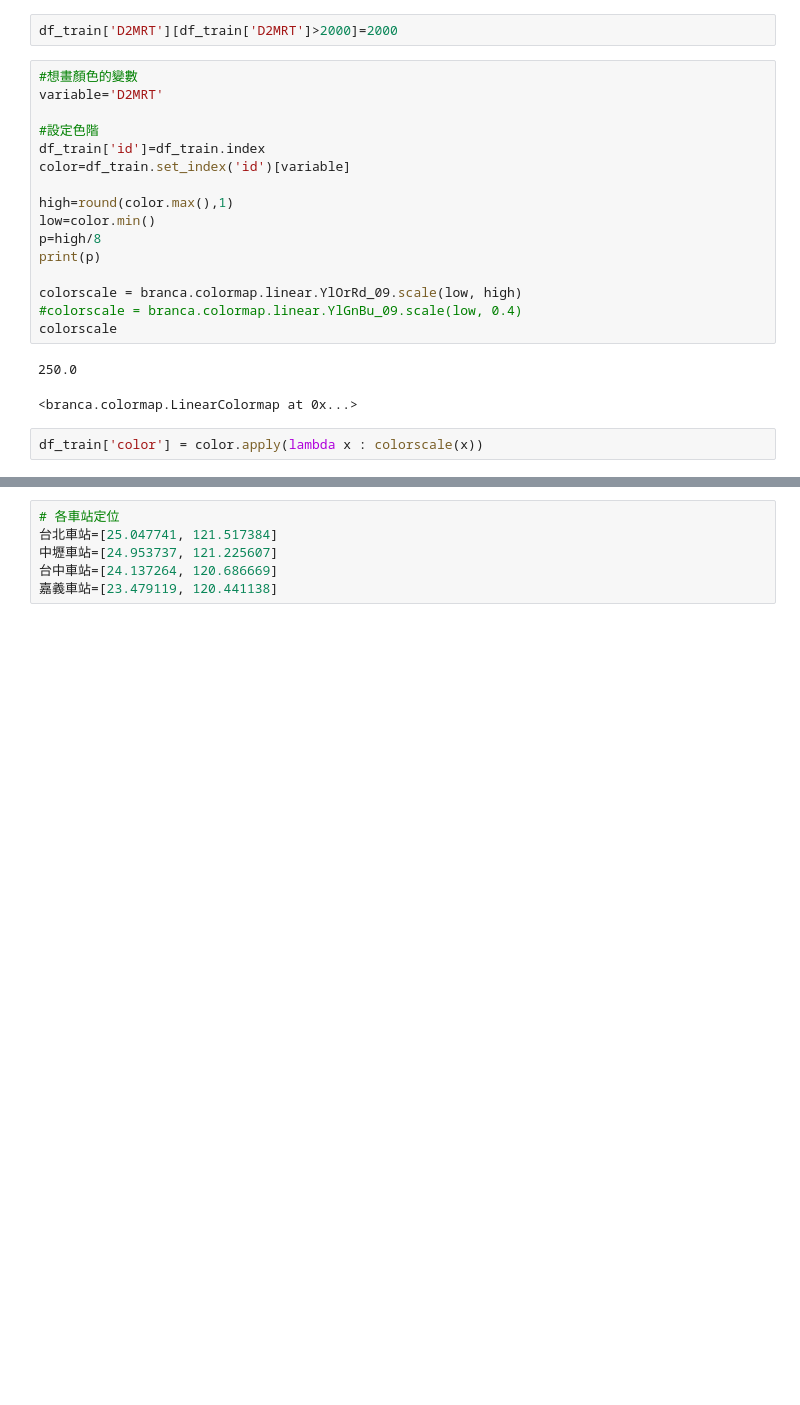
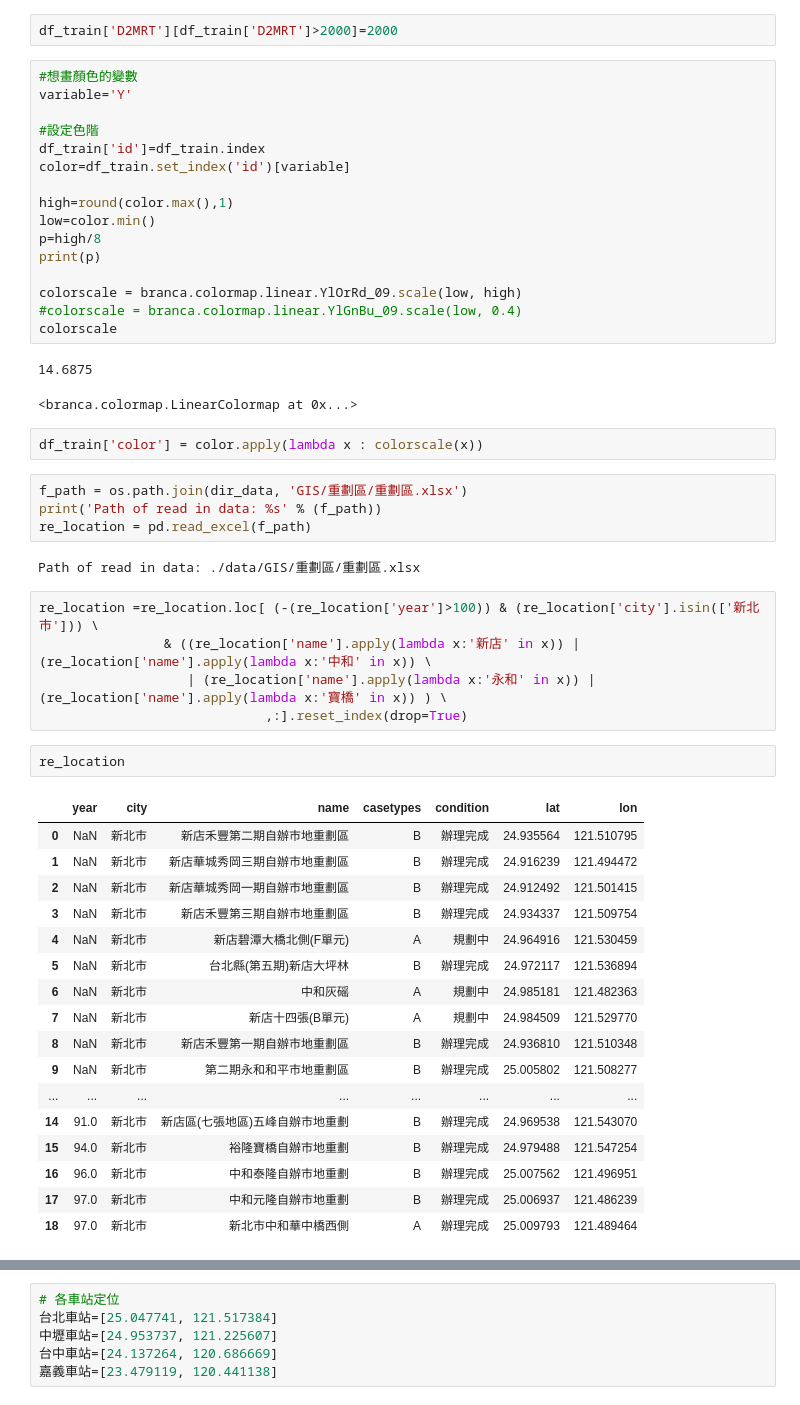
Before and after one commit to GallonShih/Projects, a Jupyter notebook: SideProject/04_UCI_Real_estate_valuation/Real Estate Valuation.ipynb, the cells around one changed output, grey strips where cells are left out. Drawn from its saved outputs; the diff is of its cells as text; blank space fills up the shorter version.

```diff
--- a/SideProject/04_UCI_Real_estate_valuation/Real Estate Valuation.ipynb
+++ b/SideProject/04_UCI_Real_estate_valuation/Real Estate Valuation.ipynb
@@ -276,7 +303,7 @@ plt.show()
 df_train['D2MRT'][df_train['D2MRT']>2000]=2000
 # %%
 #想畫顏色的變數
-variable='D2MRT'
+variable='Y'
 
 #設定色階
 df_train['id']=df_train.index
@@ -291,7 +318,38 @@ colorscale = branca.colormap.linear.YlOrRd_09.scale(low, high)
 #colorscale = branca.colormap.linear.YlGnBu_09.scale(low, 0.4)
 colorscale
 # %% [output]
-250.0
+14.6875
 <branca.colormap.LinearColormap at 0x...>
 # %%
 df_train['color'] = color.apply(lambda x : colorscale(x))
+# %%
+f_path = os.path.join(dir_data, 'GIS/重劃區/重劃區.xlsx')
+print('Path of read in data: %s' % (f_path))
+re_location = pd.read_excel(f_path)
+# %% [output]
+Path of read in data: ./data/GIS/重劃區/重劃區.xlsx
+# %%
+re_location =re_location.loc[ (-(re_location['year']>100)) & (re_location['city'].isin(['新北市'])) \
+                & ((re_location['name'].apply(lambda x:'新店' in x)) | (re_location['name'].apply(lambda x:'中和' in x)) \
+                   | (re_location['name'].apply(lambda x:'永和' in x)) | (re_location['name'].apply(lambda x:'寶橋' in x)) ) \
+                             ,:].reset_index(drop=True)
+# %%
+re_location
+# %% [output]
+|  | year | city | name | casetypes | condition | lat | lon |
+| 0 | NaN | 新北市 | 新店禾豐第二期自辦市地重劃區 | B | 辦理完成 | 24.935564 | 121.510795 |
+| 1 | NaN | 新北市 | 新店華城秀岡三期自辦市地重劃區 | B | 辦理完成 | 24.916239 | 121.494472 |
+| 2 | NaN | 新北市 | 新店華城秀岡一期自辦市地重劃區 | B | 辦理完成 | 24.912492 | 121.501415 |
+| 3 | NaN | 新北市 | 新店禾豐第三期自辦市地重劃區 | B | 辦理完成 | 24.934337 | 121.509754 |
+| 4 | NaN | 新北市 | 新店碧潭大橋北側(F單元) | A | 規劃中 | 24.964916 | 121.530459 |
+| 5 | NaN | 新北市 | 台北縣(第五期)新店大坪林 | B | 辦理完成 | 24.972117 | 121.536894 |
+| 6 | NaN | 新北市 | 中和灰磘 | A | 規劃中 | 24.985181 | 121.482363 |
+| 7 | NaN | 新北市 | 新店十四張(B單元) | A | 規劃中 | 24.984509 | 121.529770 |
+| 8 | NaN | 新北市 | 新店禾豐第一期自辦市地重劃區 | B | 辦理完成 | 24.936810 | 121.510348 |
+| 9 | NaN | 新北市 | 第二期永和和平市地重劃區 | B | 辦理完成 | 25.005802 | 121.508277 |
+| ... | ... | ... | ... | ... | ... | ... | ... |
+| 14 | 91.0 | 新北市 | 新店區(七張地區)五峰自辦市地重劃 | B | 辦理完成 | 24.969538 | 121.543070 |
+| 15 | 94.0 | 新北市 | 裕隆寶橋自辦市地重劃 | B | 辦理完成 | 24.979488 | 121.547254 |
+| 16 | 96.0 | 新北市 | 中和泰隆自辦市地重劃 | B | 辦理完成 | 25.007562 | 121.496951 |
+| 17 | 97.0 | 新北市 | 中和元隆自辦市地重劃 | B | 辦理完成 | 25.006937 | 121.486239 |
+| 18 | 97.0 | 新北市 | 新北市中和華中橋西側 | A | 辦理完成 | 25.009793 | 121.489464 |
```
Also changed, not shown: parts of 26 cells of this notebook.
